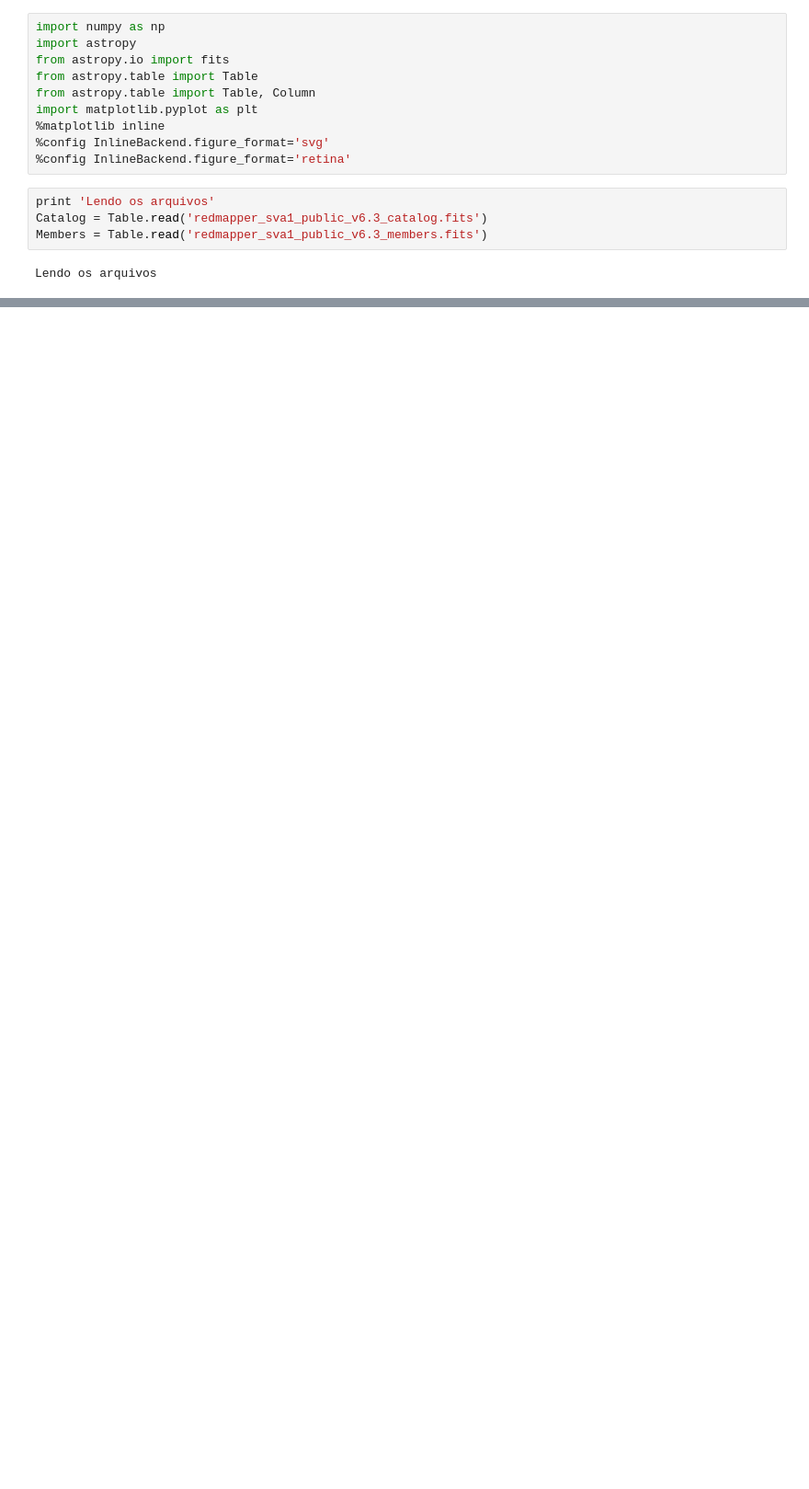
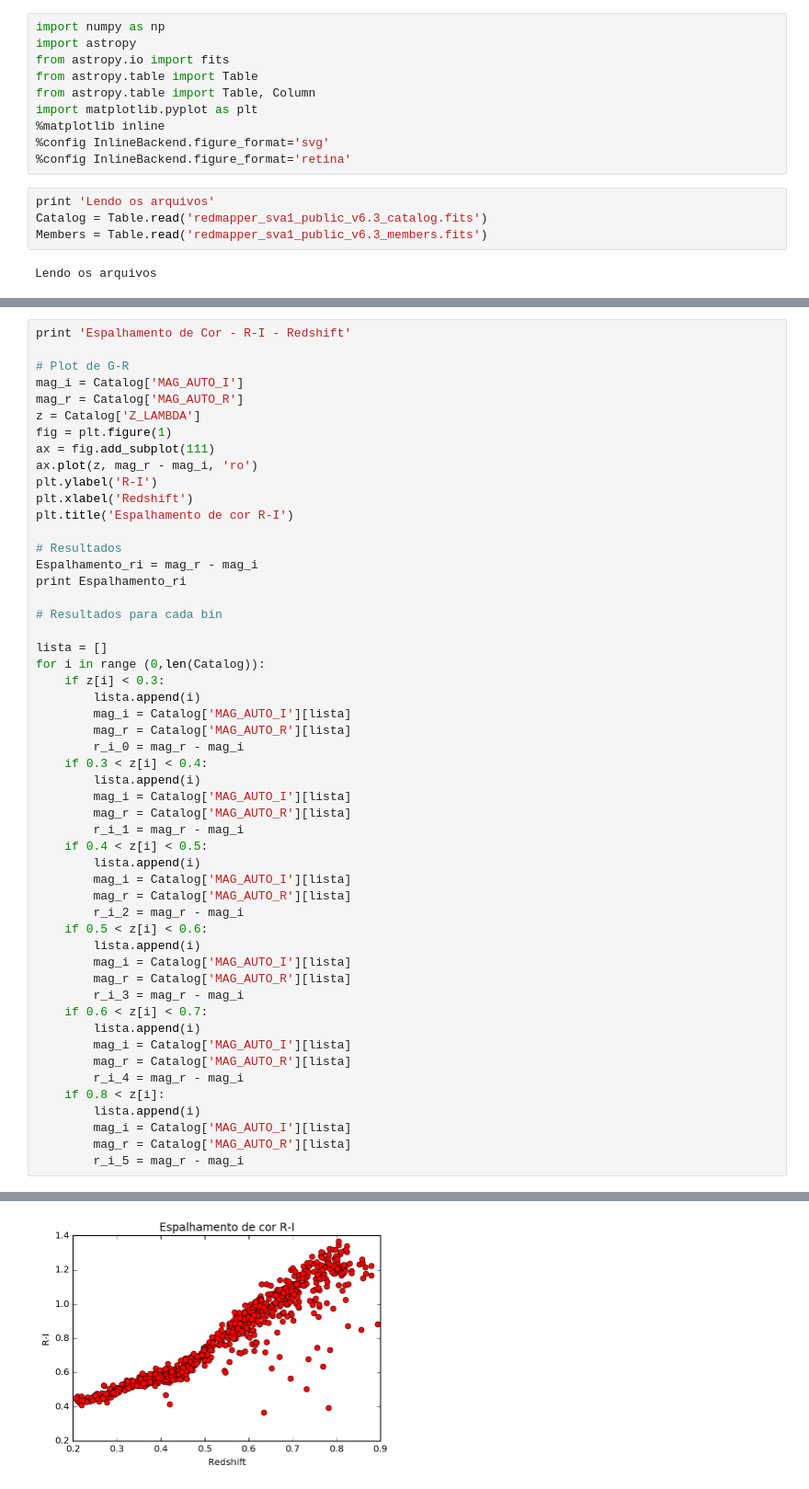
Before and after one commit to clusteron/comparison, a Jupyter notebook: RS.ipynb, the cells around one changed output, grey strips where cells are left out. Shown at 92% size. Saved outputs shown, nothing was run; the diff lists cells and outputs as text; blank space fills up the shorter version.

```diff
--- a/RS.ipynb
+++ b/RS.ipynb
@@ -82,0 +154,53 @@ para cada bin de amostra, calcula o espalhamento das cores: g-r, r-i...
+# %%
+print 'Espalhamento de Cor - R-I - Redshift'
+
+# Plot de G-R
+mag_i = Catalog['MAG_AUTO_I']
+mag_r = Catalog['MAG_AUTO_R']
+z = Catalog['Z_LAMBDA']
+fig = plt.figure(1)
+ax = fig.add_subplot(111)
+ax.plot(z, mag_r - mag_i, 'ro')
+plt.ylabel('R-I')
+plt.xlabel('Redshift')
+plt.title('Espalhamento de cor R-I')
+
+# Resultados
+Espalhamento_ri = mag_r - mag_i
+print Espalhamento_ri
+
+# Resultados para cada bin
+
+lista = []
+for i in range (0,len(Catalog)):
+    if z[i] < 0.3:
+        lista.append(i)
+        mag_i = Catalog['MAG_AUTO_I'][lista]
+        mag_r = Catalog['MAG_AUTO_R'][lista]
+        r_i_0 = mag_r - mag_i
+    if 0.3 < z[i] < 0.4:
+        lista.append(i)
+        mag_i = Catalog['MAG_AUTO_I'][lista]
+        mag_r = Catalog['MAG_AUTO_R'][lista]
+        r_i_1 = mag_r - mag_i
+    if 0.4 < z[i] < 0.5:
+        lista.append(i)
+        mag_i = Catalog['MAG_AUTO_I'][lista]
+        mag_r = Catalog['MAG_AUTO_R'][lista]
+        r_i_2 = mag_r - mag_i
+    if 0.5 < z[i] < 0.6:
+        lista.append(i)
+        mag_i = Catalog['MAG_AUTO_I'][lista]
+        mag_r = Catalog['MAG_AUTO_R'][lista]
+        r_i_3 = mag_r - mag_i
+    if 0.6 < z[i] < 0.7:
+        lista.append(i)
+        mag_i = Catalog['MAG_AUTO_I'][lista]
+        mag_r = Catalog['MAG_AUTO_R'][lista]
+        r_i_4 = mag_r - mag_i
+    if 0.8 < z[i]:
+        lista.append(i)
+        mag_i = Catalog['MAG_AUTO_I'][lista]
+        mag_r = Catalog['MAG_AUTO_R'][lista]
+        r_i_5 = mag_r - mag_i
+# %% [output]
@@ -82,0 +224 @@ para cada bin de amostra, calcula o espalhamento das cores: g-r, r-i...
+[figure, added]
```
Also changed, not shown: parts of 12 cells of this notebook.
